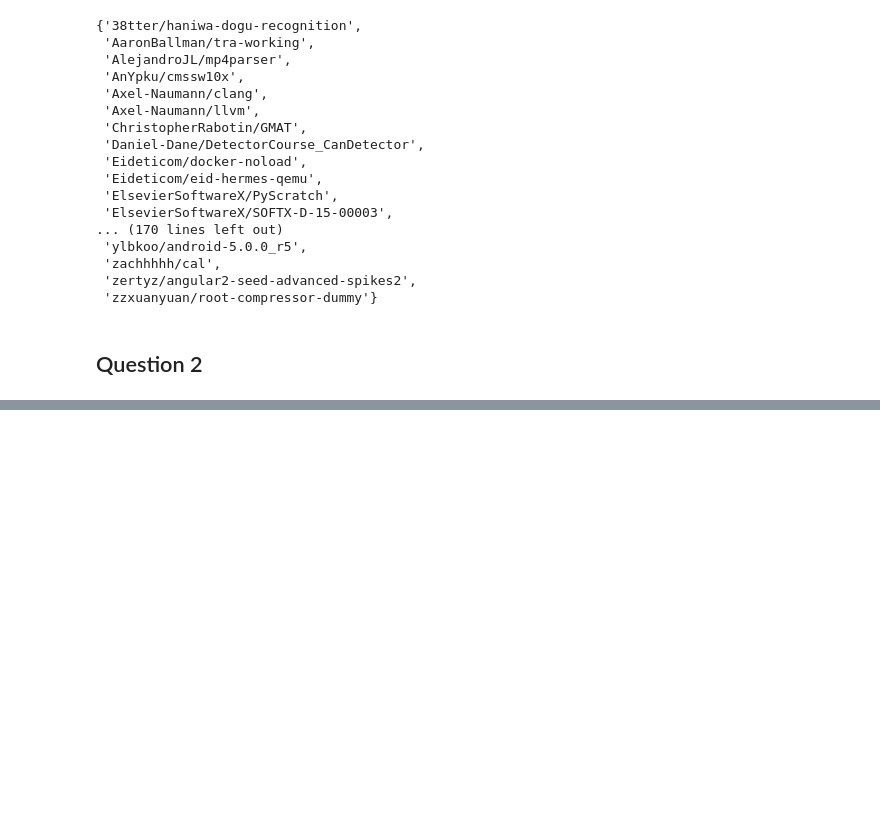
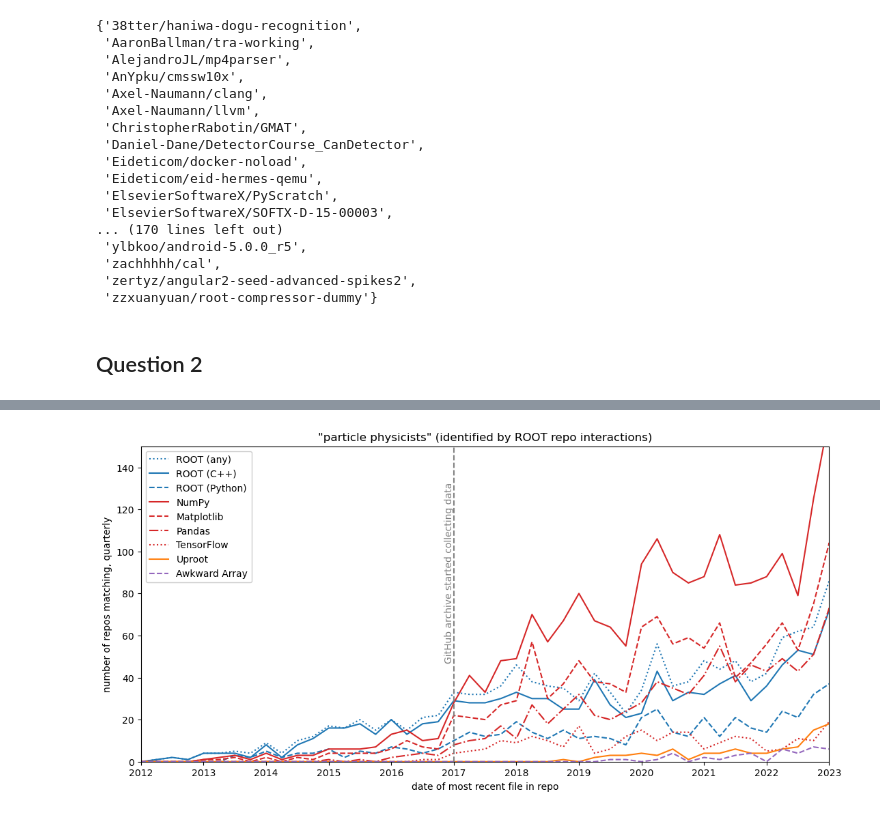
Before and after one commit to jpivarski-talks/2023-05-09-chep23-analysis-of-physicists, a Jupyter notebook: analysis/analysis-1.ipynb, the cells around one changed output, grey strips where cells are left out. Saved outputs shown, nothing was run; the diff lists cells and outputs as text; code cells hidden in the pictures; blank space fills up the shorter version.

```diff
--- a/analysis/analysis-1.ipynb
+++ b/analysis/analysis-1.ipynb
@@ -302,0 +727,27 @@ Fraction of
+# %%
+fig, ax = plt.subplots(1, 1, figsize=(13, 6))
+
+c = plt.rcParams["axes.prop_cycle"].by_key()["color"]
+
+df[["ROOT (any)", "ROOT (C++)", "ROOT (Python)", "NumPy", "Matplotlib", "Pandas", "TensorFlow", "Uproot", "Awkward Array"]].resample("Q", origin=pd.to_datetime("2013-01-01")).sum().plot(
+    ax=ax,
+    style=[":", "-", "--", "-", "--", "-.", ":", "-", "--"],
+    color=[c[0], c[0], c[0], c[3], c[3], c[3], c[3], c[1], c[4]],
+);
+
+ax.axvline(x=pd.to_datetime("2017-01-01"), ls="--", c="gray")
+ax.text(pd.to_datetime("2017-01-01"), 0.6, "GitHub archive started collecting data",
+        transform=ax.get_xaxis_transform(), rotation=90, ha="right", va="center", c="gray")
+
+ax.set_ylim(0, 150);
+ax.set_xlim(pd.to_datetime("2012-03-01"), pd.to_datetime("2023-03-01"));
+ax.set_xticks([pd.to_datetime(f"{x}-01-01") for x in range(2012, 2023+1)], [str(x) for x in range(2012, 2023+1)]);
+ax.set_ylabel("number of repos matching, quarterly");
+ax.set_xlabel("date of most recent file in repo");
+ax.set_title("\"particle physicists\" (identified by ROOT repo interactions)");
+ax.legend(loc="upper left", facecolor="white", framealpha=1);
+
+fig.savefig("github-package-rootseed.svg");
+fig.savefig("github-package-rootseed.pdf");
+# %% [output]
+[figure, added]
```
Also changed, not shown: parts of 34 cells of this notebook.
